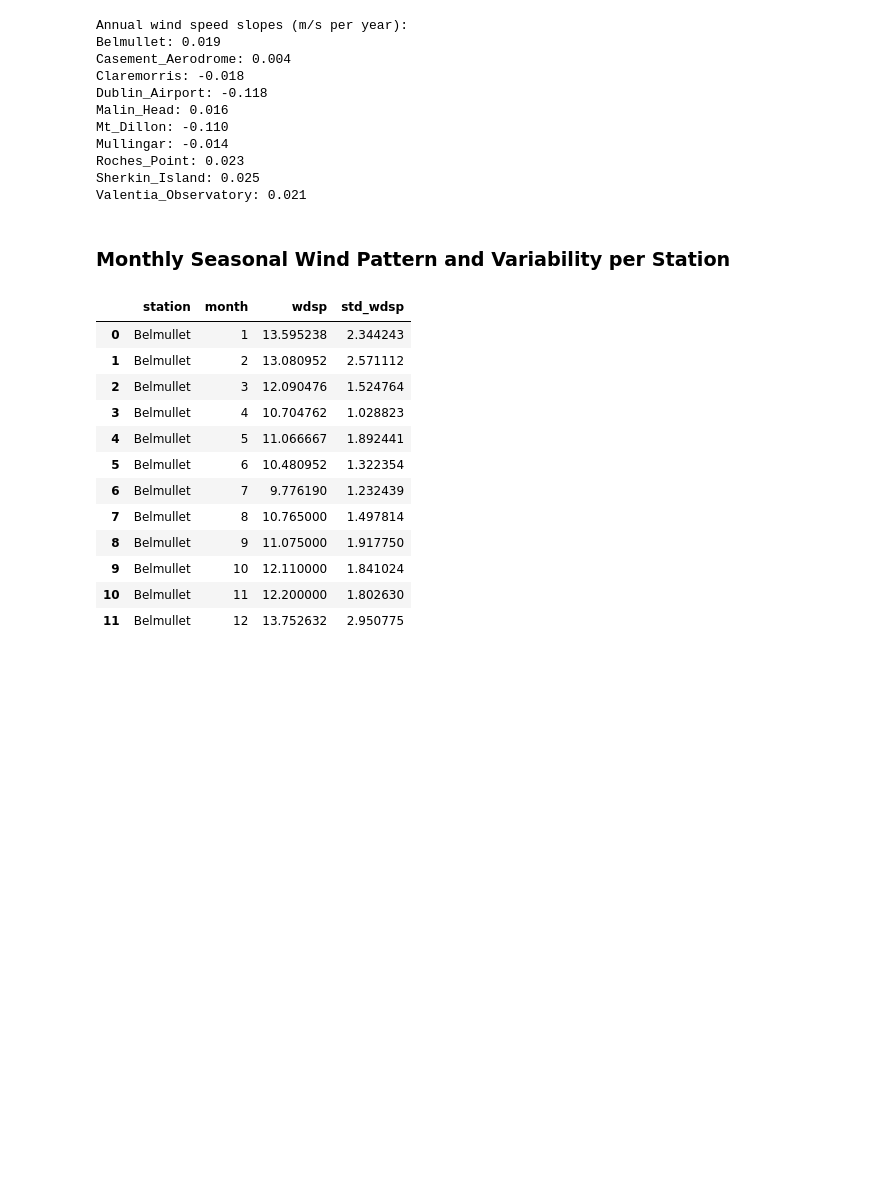
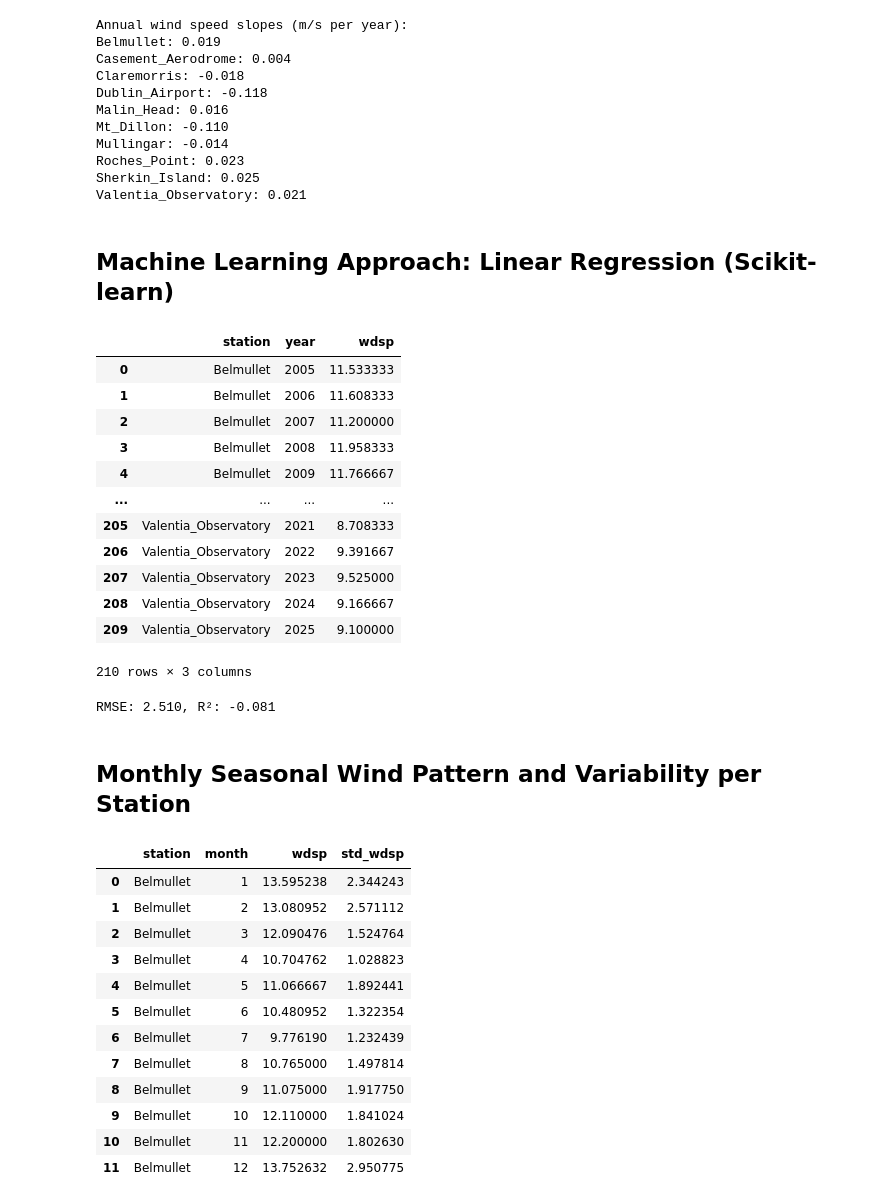
Before and after one commit to JoannaMnich/PFDA, a Jupyter notebook: project/project.ipynb, the cells around one changed output. Cells and saved outputs as stored; diff of their text form; code cells hidden in the pictures; blank space fills up the shorter version.

```diff
--- a/project/project.ipynb
+++ b/project/project.ipynb
@@ -223,3 +222,5 @@ Mullingar: -0.014
 Roches_Point: 0.023
 Sherkin_Island: 0.025
 Valentia_Observatory: 0.021
+# %% [markdown]
+## Machine Learning Approach: Linear Regression (Scikit-learn)
@@ -226,5 +231,44 @@ Valentia_Observatory: 0.021
+# %%
+annual_trend  # columns: year, wdsp
+# %% [output]
+|  | station | year | wdsp |
+| 0 | Belmullet | 2005 | 11.533333 |
+| 1 | Belmullet | 2006 | 11.608333 |
+| 2 | Belmullet | 2007 | 11.200000 |
+| 3 | Belmullet | 2008 | 11.958333 |
+| 4 | Belmullet | 2009 | 11.766667 |
+| ... | ... | ... | ... |
+| 205 | Valentia_Observatory | 2021 | 8.708333 |
+| 206 | Valentia_Observatory | 2022 | 9.391667 |
+| 207 | Valentia_Observatory | 2023 | 9.525000 |
+| 208 | Valentia_Observatory | 2024 | 9.166667 |
+| 209 | Valentia_Observatory | 2025 | 9.100000 |
+210 rows × 3 columns
+# %%
+annual_trend  # columns: year, wdsp
+# Prepare forecast
+X = annual_trend[["year"]]
+y = annual_trend["wdsp"]
+
+X_train, X_test, y_train, y_test = train_test_split(
+    X, y, test_size=0.2, random_state=42
+)
+
+model = LinearRegression()
+model.fit(X_train, y_train)
+
+y_pred = model.predict(X_test)
+def root_mean_squared_error(y_true, y_pred):
+    return np.sqrt(mean_squared_error(y_true, y_pred))
+rmse = root_mean_squared_error(y_test, y_pred)
+r2 = r2_score(y_test, y_pred)
+
+# Print evaluation metrics
+print(f"RMSE: {rmse:.3f}, R²: {r2:.3f}")
+# %% [output]
+RMSE: 2.510, R²: -0.081
 # %% [markdown]
-### Monthly Seasonal Wind Pattern and Variability per Station
+## Monthly Seasonal Wind Pattern and Variability per Station
 # %%
 # Compute monthly means for each station (seasonal pattern)
 monthly_pattern = df.groupby(["station", "month"])["wdsp"].mean().reset_index()
```
Also changed, not shown: parts of 15 cells of this notebook, 3 other files.
